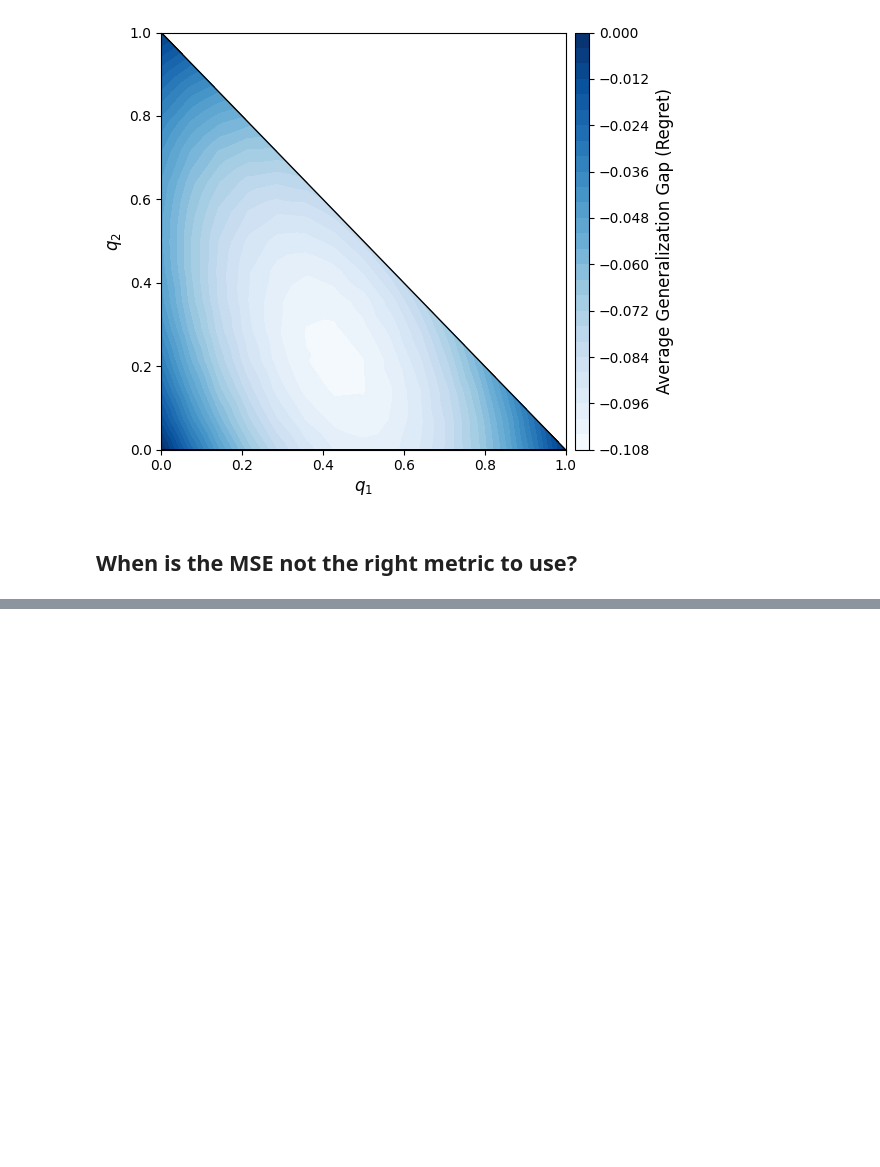
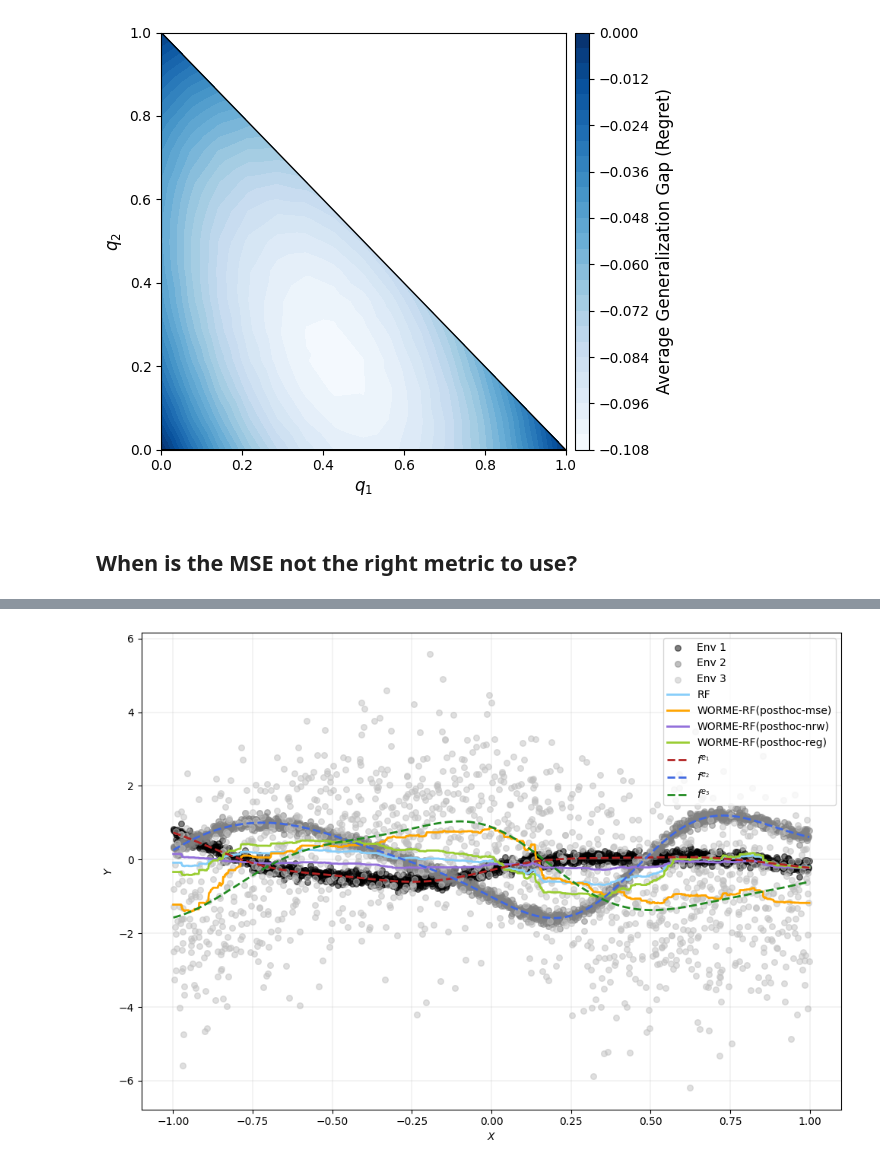
Before and after one commit to francescofreni/nldg, a Jupyter notebook: notebooks/miscellanea.ipynb, the cells around one changed output, grey strips where cells are left out. Drawn from its saved outputs; the diff is of its cells as text; code cells hidden in the pictures; blank space fills up the shorter version.

```diff
--- a/notebooks/miscellanea.ipynb
+++ b/notebooks/miscellanea.ipynb
@@ -610,0 +653,6 @@ plot_dtr(dtr, suffix="posthoc-mse", legend_pos=None, saveplot=True, nameplot="ms
+# %%
+rf_mse = copy.deepcopy(rf)
+rf_mse.modify_predictions_trees(env_label, verbose=True)
+fitted_minmax = rf_mse.predict(X_tr)
+preds_minmax = rf_mse.predict(X_tr_sorted)
+max_mse(y_tr, fitted_minmax, env_label, verbose=True)
@@ -610,0 +666,6 @@ plot_dtr(dtr, suffix="posthoc-mse", legend_pos=None, saveplot=True, nameplot="ms
+# %%
+rf_nrw = copy.deepcopy(rf)
+rf_nrw.modify_predictions_trees(env_label, method="reward", verbose=True)
+fitted_minmax_nrw = rf_nrw.predict(X_tr)
+preds_minmax_nrw = rf_nrw.predict(X_tr_sorted)
+max_mse(y_tr, fitted_minmax_nrw, env_label, verbose=True)
@@ -610,0 +679,6 @@ plot_dtr(dtr, suffix="posthoc-mse", legend_pos=None, saveplot=True, nameplot="ms
+# %%
+rf_reg = copy.deepcopy(rf)
+rf_reg.modify_predictions_trees(env_label, method="regret", sols_erm=sols_erm, sols_erm_trees=sols_erm_trees, verbose=True)
+fitted_minmax_reg = rf_reg.predict(X_tr)
+preds_minmax_reg = rf_reg.predict(X_tr_sorted)
+max_mse(y_tr, fitted_minmax_reg, env_label, verbose=True)
@@ -610,0 +692,16 @@ plot_dtr(dtr, suffix="posthoc-mse", legend_pos=None, saveplot=True, nameplot="ms
+# %%
+dtr = pd.DataFrame({
+    "X": X_tr.ravel(),
+    "Y": y_tr.ravel(),
+    "E": env_label.ravel(),
+    "X_sorted": X_tr_sorted.ravel(),
+    "fitted_rf": preds_rf.ravel(),
+    "fitted_mse": preds_minmax.ravel(),
+    "fitted_nrw": preds_minmax_nrw.ravel(),
+    "fitted_regret": preds_minmax_reg.ravel(),
+    "y_clean": y_tr_clean,
+})
+
+plot_dtr(dtr, legend_pos="best", obj_comparison=True, saveplot=True, nameplot="mse_noisy_env_2")
+# %% [output]
+[figure, added]
```
Also changed, not shown: parts of 9 cells of this notebook, 1 other file.
